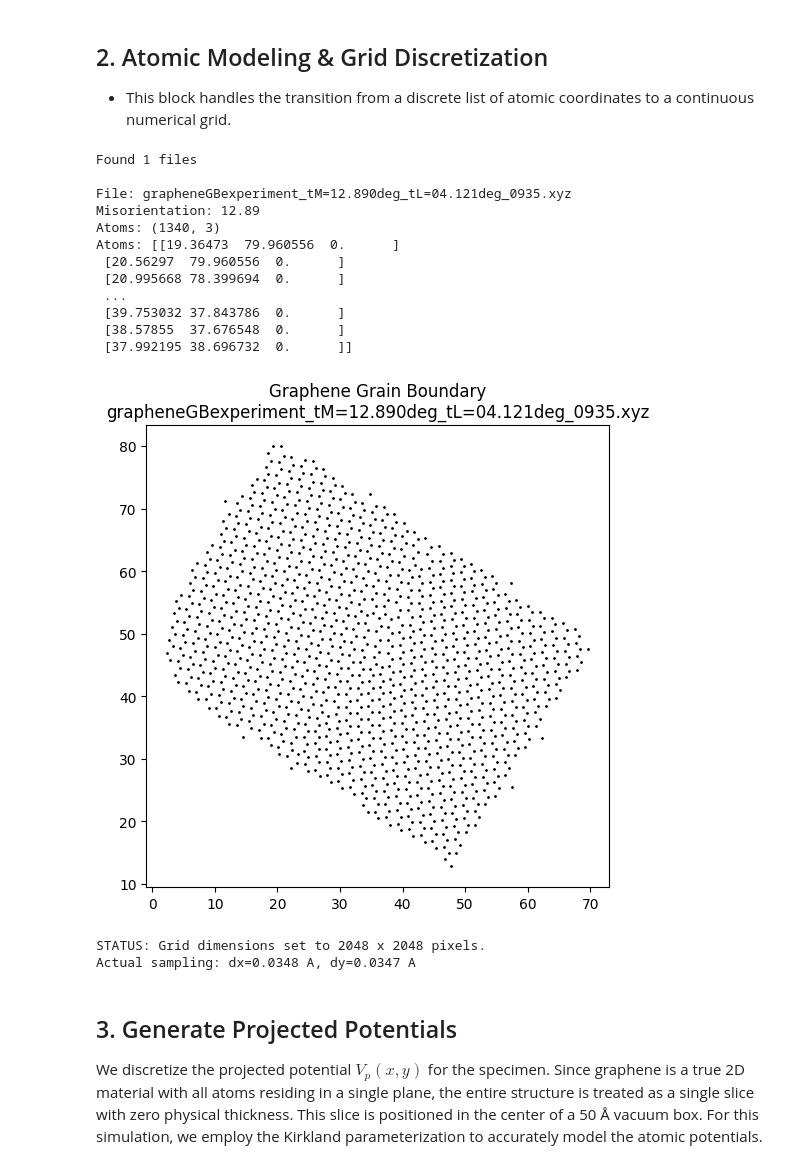
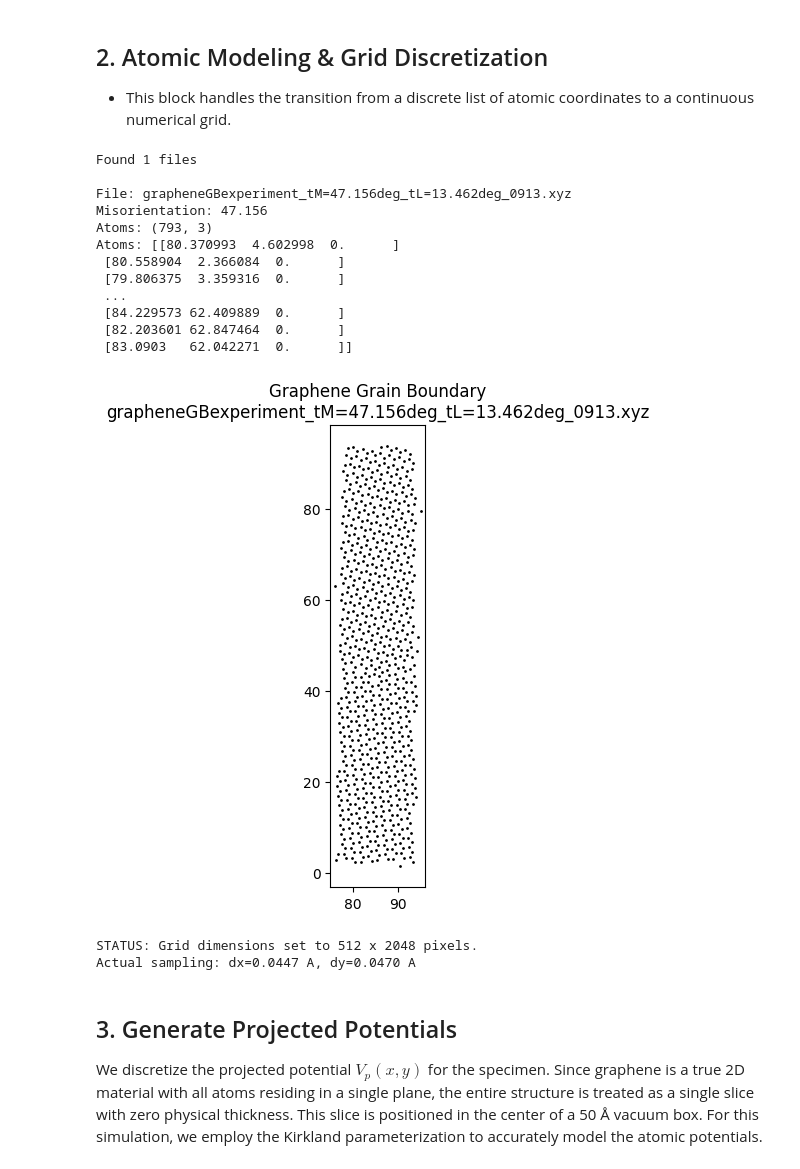
Before and after one commit to timzhou2027-svg/MATSCI_465_Final_Project, a Jupyter notebook: MultiSlice/MultiSlice_final_experiment/multislice_single.ipynb, the cells around one changed output. Cells and saved outputs as stored; diff of their text form; code cells hidden in the pictures.

```diff
--- a/MultiSlice/MultiSlice_final_experiment/multislice_single.ipynb
+++ b/MultiSlice/MultiSlice_final_experiment/multislice_single.ipynb
@@ -96,7 +96,7 @@ import re  # 补充了 re 库，用于 read_exp_gb_xyz 中的正则匹配
 # STEP 1: INITIAL SETUP AND READING LOGIC (KEEP AS IS)
 # =========================================================================
 
-folder = r"C:\Users\XIA\Desktop\465\Project\MultiSlice\MultiSlice_final_experiment"
+folder = r"C:\Users\XIA\Desktop\465\Project\MultiSlice\MultiSlice\MultiSlice_final_experiment"
 files = glob.glob(os.path.join(folder, "*.xyz"))
 print(f"Found {len(files)} files")
 
@@ -141,6 +141,7 @@ for file in files:
 
     mis, angle, atoms = read_exp_gb_xyz(file)
     coords=atoms
+
     print(f"\nFile: {os.path.basename(file)}")
     print("Misorientation:", mis)
     print("Atoms:", atoms.shape)
@@ -152,54 +153,50 @@ for file in files:
     plt.gca().set_aspect('equal', adjustable='box')
 
 
 
     plt.title(f"Graphene Grain Boundary\n{os.path.basename(file)}")
     plt.show()
 
 
     # --- 2.3: Multislice Grid Initialization (Grafted Logic) ---
     padding = 2.0
     Sx = np.max(coords[:,0]) - np.min(coords[:,0]) + 2 * padding
     Sy = np.max(coords[:,1]) - np.min(coords[:,1]) + 2 * padding
 
-    # 'sampling' 定义像素间距。石墨烯金标准为 0.1 Å。
+
     sampling = 0.05
 
-    # 计算像素数 Nx, Ny，并向上取整到 2 的幂次方 (FFT 效率优化)
+
     Nx = int(2**np.ceil(np.log2(Sx / sampling)))
     Ny = int(2**np.ceil(np.log2(Sy / sampling)))
 
-    # 计算 Power-of-2 调整后的实际采样率
+
     dx, dy = Sx / Nx, Sy / Ny
 
-    # --- 2.4: Domain Setup (The "Canvas") ---
-    # 为势场计算创建实空间坐标网格
+    # --- 2.4: Domain Setup (The "Canvas") -
+
     x_axis = np.linspace(0, Sx, Nx, endpoint=False)
     y_axis = np.linspace(0, Sy, Ny, endpoint=False)
     X_mesh, Y_mesh = np.meshgrid(x_axis, y_axis, indexing='ij')
 
     print(f"STATUS: Grid dimensions set to {Nx} x {Ny} pixels.")
     print(f"Actual sampling: dx={dx:.4f} A, dy={dy:.4f} A")
-
-    # -------------------------------------------------------------------------
-    # 后续步骤（如 Potential 计算、Transmission 等）将在此继续...
-    # -------------------------------------------------------------------------
 # %% [output]
 Found 1 files
 
-File: grapheneGBexperiment_tM=12.890deg_tL=04.121deg_0935.xyz
-Misorientation: 12.89
-Atoms: (1340, 3)
-Atoms: [[19.36473  79.960556  0.      ]
- [20.56297  79.960556  0.      ]
- [20.995668 78.399694  0.      ]
+File: grapheneGBexperiment_tM=47.156deg_tL=13.462deg_0913.xyz
+Misorientation: 47.156
+Atoms: (793, 3)
+Atoms: [[80.370993  4.602998  0.      ]
+ [80.558904  2.366084  0.      ]
+ [79.806375  3.359316  0.      ]
  ...
- [39.753032 37.843786  0.      ]
- [38.57855  37.676548  0.      ]
- [37.992195 38.696732  0.      ]]
+ [84.229573 62.409889  0.      ]
+ [82.203601 62.847464  0.      ]
+ [83.0903   62.042271  0.      ]]
-[figure, old version]
+[figure, new version]
-STATUS: Grid dimensions set to 2048 x 2048 pixels.
-Actual sampling: dx=0.0348 A, dy=0.0347 A
+STATUS: Grid dimensions set to 512 x 2048 pixels.
+Actual sampling: dx=0.0447 A, dy=0.0470 A
 # %% [markdown]
 ## 3. Generate Projected Potentials
 
```
Also changed, not shown: parts of 3 cells of this notebook, 2 other files.
